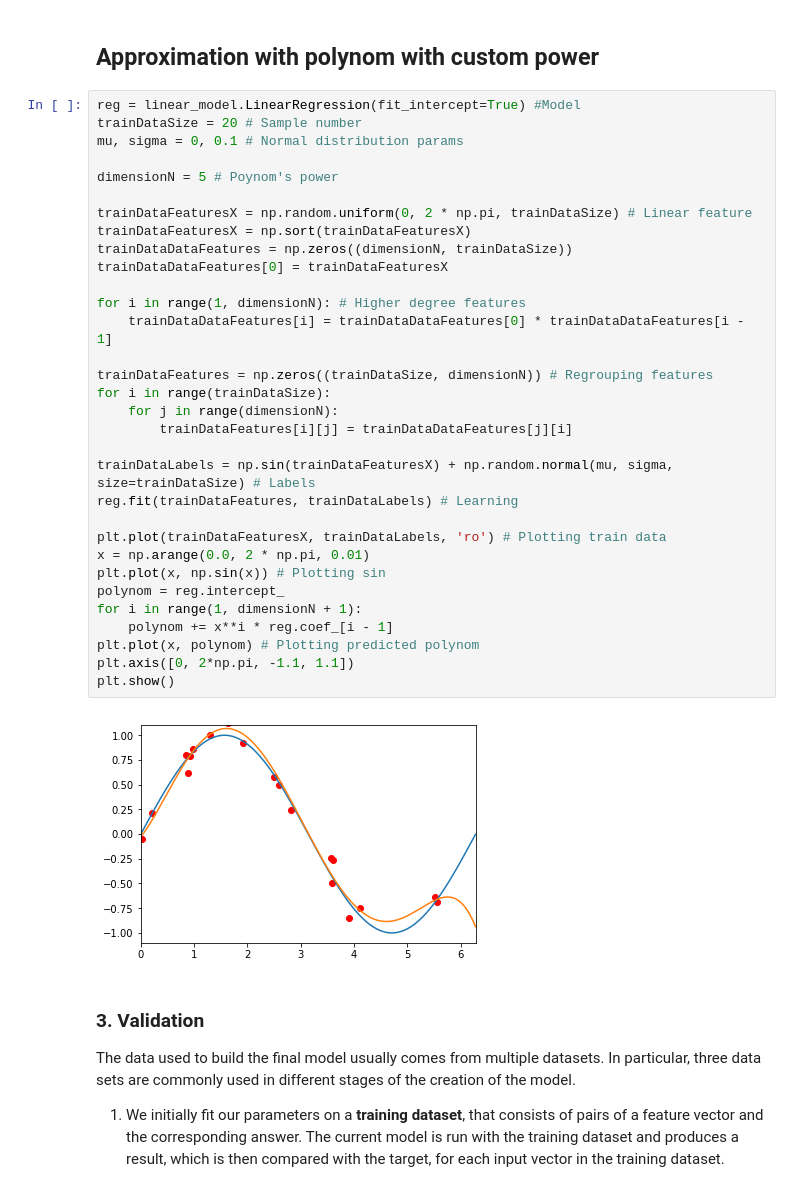
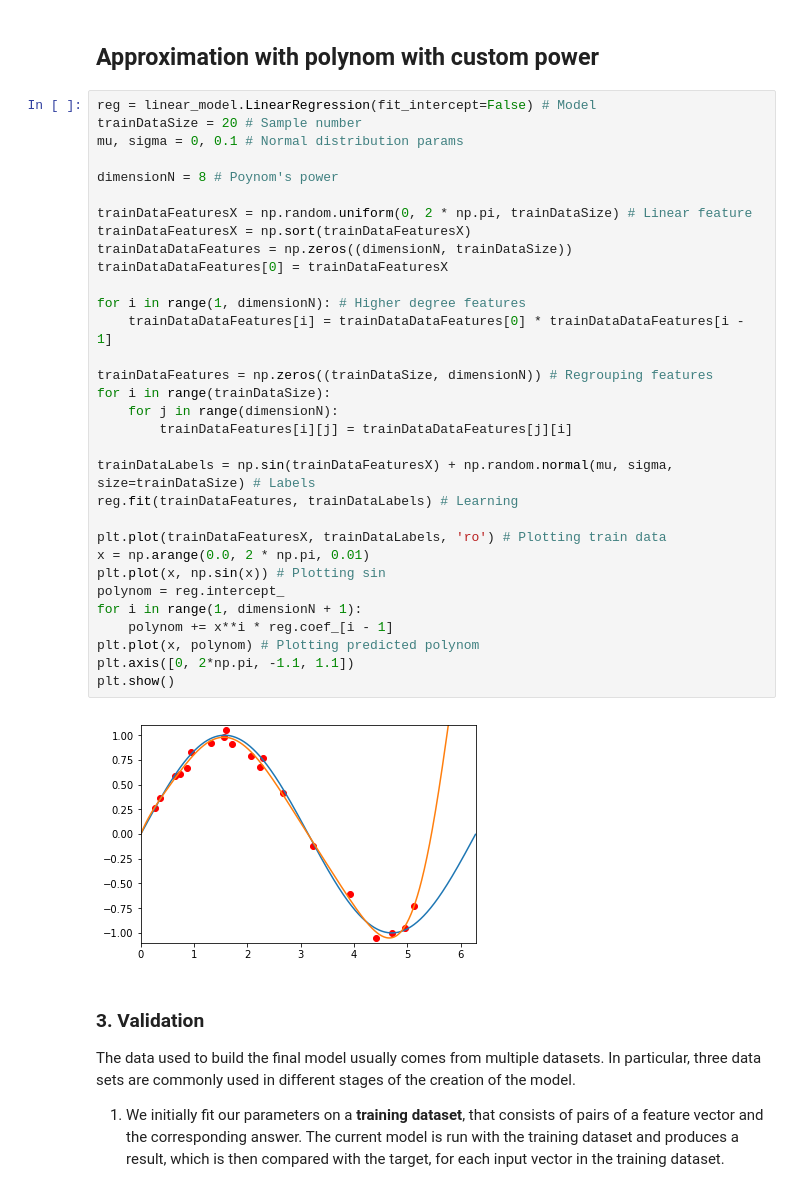
Before and after one commit to peinrules/Darin, a Jupyter notebook: lab-1.ipynb, the cells around one changed output. Cells and saved outputs as stored; diff of their text form.

```diff
--- a/lab-1.ipynb
+++ b/lab-1.ipynb
@@ -63,39 +63,39 @@ import matplotlib.pyplot as plt
 # %% [markdown]
 ## Approximation with polynom with custom power
 # %%
-reg = linear_model.LinearRegression(fit_intercept=True) #Model
+reg = linear_model.LinearRegression(fit_intercept=False) # Model
 trainDataSize = 20 # Sample number
 mu, sigma = 0, 0.1 # Normal distribution params
 
-dimensionN = 5 # Poynom's power
+dimensionN = 8 # Poynom's power
 
 trainDataFeaturesX = np.random.uniform(0, 2 * np.pi, trainDataSize) # Linear feature
 trainDataFeaturesX = np.sort(trainDataFeaturesX)
 trainDataDataFeatures = np.zeros((dimensionN, trainDataSize))
 trainDataDataFeatures[0] = trainDataFeaturesX
 
 for i in range(1, dimensionN): # Higher degree features
     trainDataDataFeatures[i] = trainDataDataFeatures[0] * trainDataDataFeatures[i - 1]
 
 trainDataFeatures = np.zeros((trainDataSize, dimensionN)) # Regrouping features
 for i in range(trainDataSize):
     for j in range(dimensionN):
         trainDataFeatures[i][j] = trainDataDataFeatures[j][i]
 
 trainDataLabels = np.sin(trainDataFeaturesX) + np.random.normal(mu, sigma, size=trainDataSize) # Labels
 reg.fit(trainDataFeatures, trainDataLabels) # Learning
 
 plt.plot(trainDataFeaturesX, trainDataLabels, 'ro') # Plotting train data
 x = np.arange(0.0, 2 * np.pi, 0.01)
 plt.plot(x, np.sin(x)) # Plotting sin
 polynom = reg.intercept_
 for i in range(1, dimensionN + 1):
     polynom += x**i * reg.coef_[i - 1]
 plt.plot(x, polynom) # Plotting predicted polynom
 plt.axis([0, 2*np.pi, -1.1, 1.1])
 plt.show()
 # %% [output]
-[figure, old version]
+[figure, new version]
 # %% [markdown]
 ### 3. Validation
 The data used to build the final model usually comes from multiple datasets. In particular, three data sets are commonly used in different stages of the creation of the model.
```
Also changed, not shown: parts of 4 cells of this notebook.
